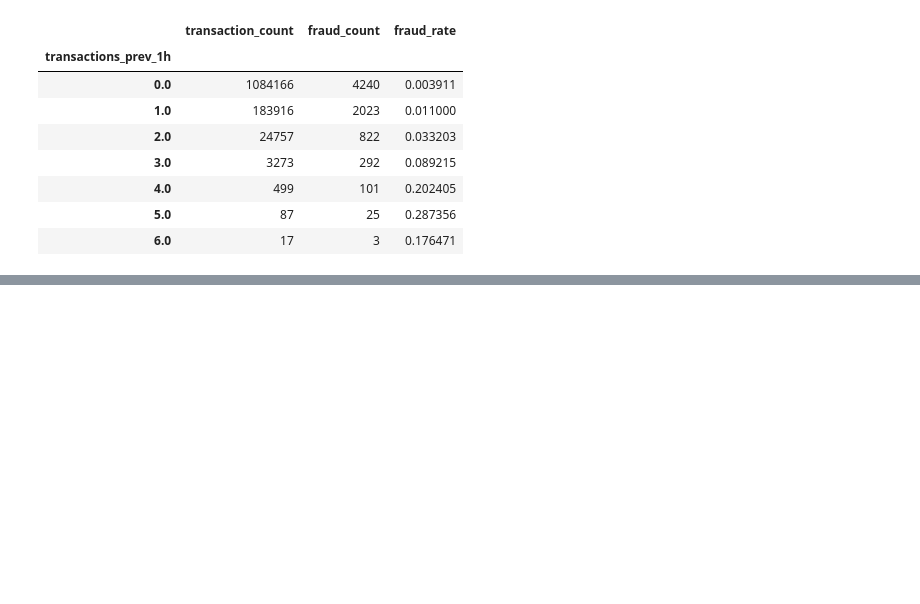
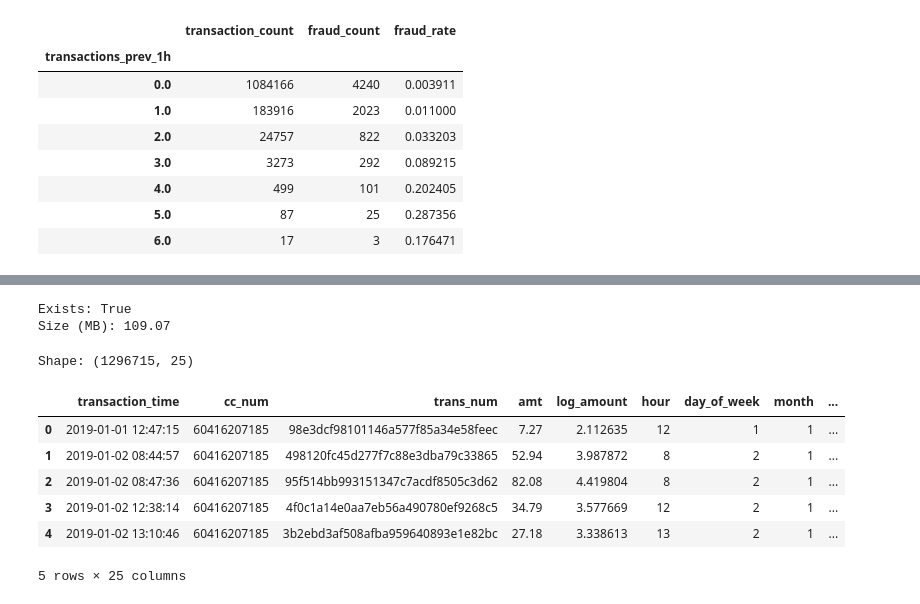
Before and after one commit to laraib275/AURA-Fraud-Intelligence, a Jupyter notebook: notebooks/03_feature_engineering.ipynb, the cells around one changed output, grey strips where cells are left out. Saved outputs shown, nothing was run; the diff lists cells and outputs as text; code cells hidden in the pictures; blank space fills up the shorter version.

```diff
--- a/notebooks/03_feature_engineering.ipynb
+++ b/notebooks/03_feature_engineering.ipynb
@@ -747,0 +1014,31 @@ velocity_fraud
+# %%
+from pathlib import Path
+
+output_path = Path(
+    "../data/processed/sparkov_features.parquet"
+)
+
+print("Exists:", output_path.exists())
+print(
+    "Size (MB):",
+    round(output_path.stat().st_size / (1024 * 1024), 2)
+)
+# %% [output]
+Exists: True
+Size (MB): 109.07
+# %%
+test_df = pd.read_parquet(
+    "../data/processed/sparkov_features.parquet"
+)
+
+print("Shape:", test_df.shape)
+display(test_df.head())
+# %% [output]
+Shape: (1296715, 25)
+|  | transaction_time | cc_num | trans_num | amt | log_amount | hour | day_of_week | month | ... |
+| 0 | 2019-01-01 12:47:15 | 60416207185 | 98e3dcf98101146a577f85a34e58feec | 7.27 | 2.112635 | 12 | 1 | 1 | ... |
+| 1 | 2019-01-02 08:44:57 | 60416207185 | 498120fc45d277f7c88e3dba79c33865 | 52.94 | 3.987872 | 8 | 2 | 1 | ... |
+| 2 | 2019-01-02 08:47:36 | 60416207185 | 95f514bb993151347c7acdf8505c3d62 | 82.08 | 4.419804 | 8 | 2 | 1 | ... |
+| 3 | 2019-01-02 12:38:14 | 60416207185 | 4f0c1a14e0aa7eb56a490780ef9268c5 | 34.79 | 3.577669 | 12 | 2 | 1 | ... |
+| 4 | 2019-01-02 13:10:46 | 60416207185 | 3b2ebd3af508afba959640893e1e82bc | 27.18 | 3.338613 | 13 | 2 | 1 | ... |
+5 rows × 25 columns
```
Also changed, not shown: parts of 16 cells of this notebook, 1 other file.
